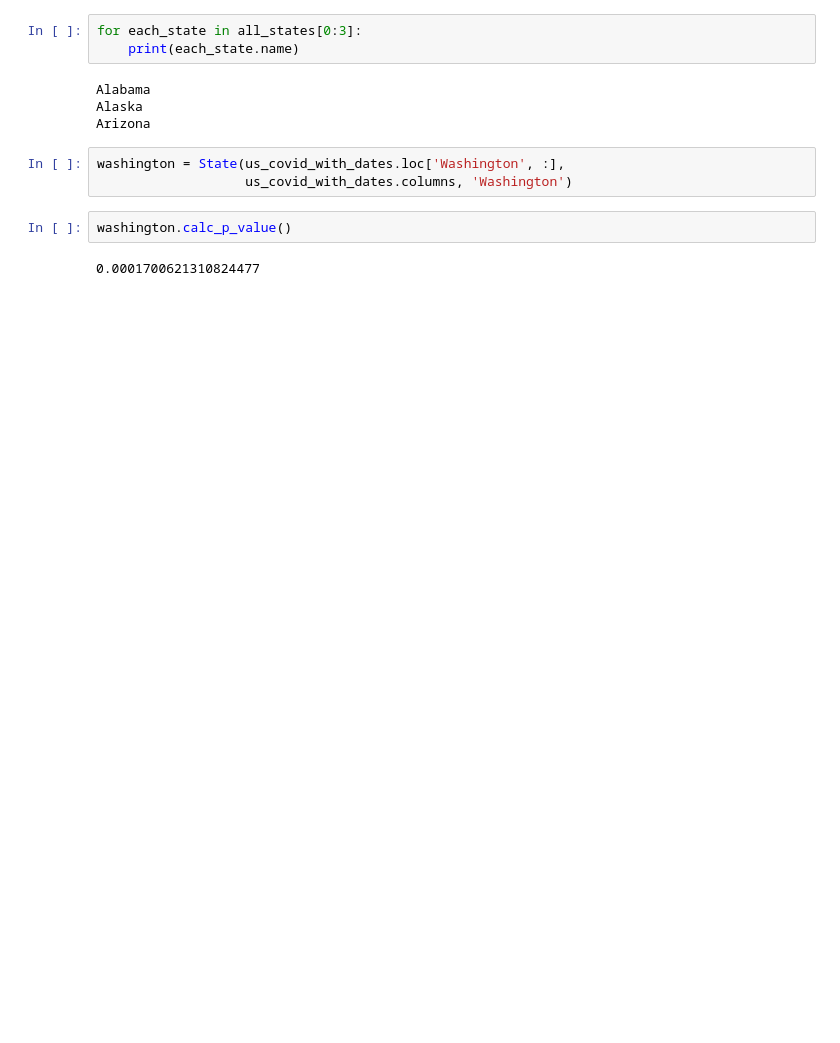
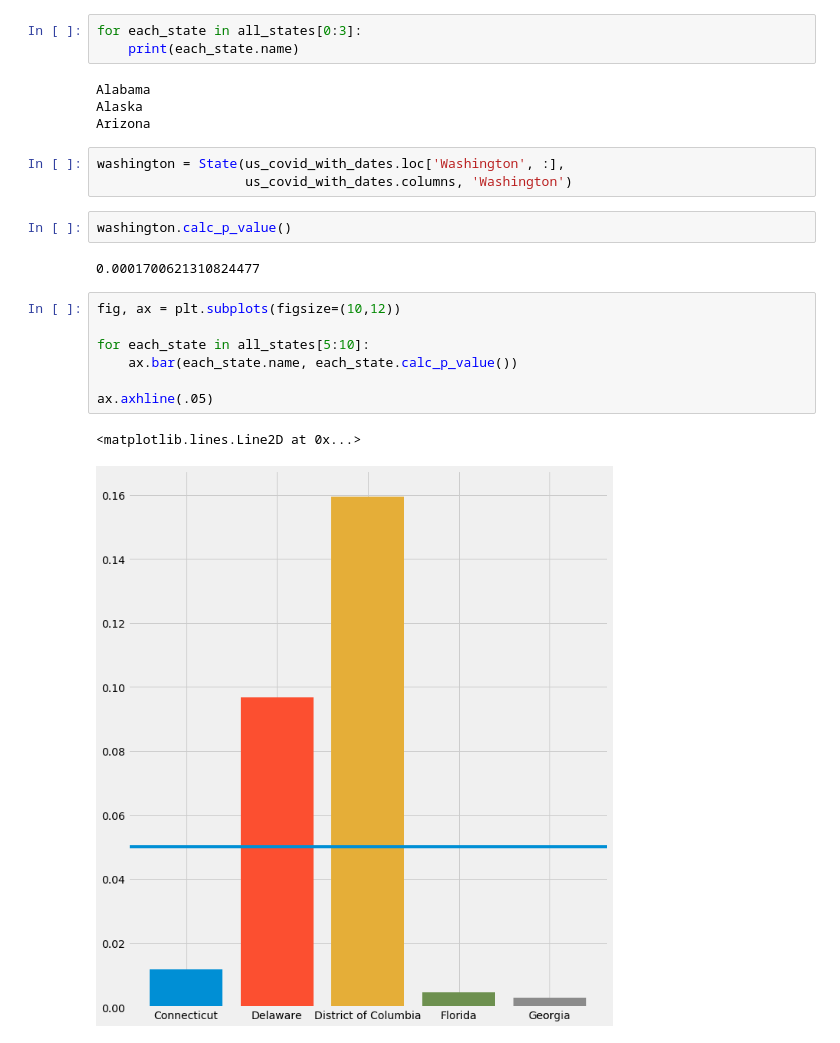
Before and after one commit to tylerjwoods/covid-19, a Jupyter notebook: All-States-COVID-19.ipynb, the cells around one changed output. Saved outputs shown, nothing was run; the diff lists cells and outputs as text; blank space fills up the shorter version.

```diff
--- a/All-States-COVID-19.ipynb
+++ b/All-States-COVID-19.ipynb
@@ -178,3 +195,13 @@ washington = State(us_covid_with_dates.loc['Washington', :],
 washington.calc_p_value()
 # %% [output]
 0.0001700621310824477
+# %%
+fig, ax = plt.subplots(figsize=(10,12))
+
+for each_state in all_states[5:10]:
+    ax.bar(each_state.name, each_state.calc_p_value())
+
+ax.axhline(.05)
+# %% [output]
+<matplotlib.lines.Line2D at 0x...>
+[figure, added]
```
Also changed, not shown: parts of 3 cells of this notebook.
